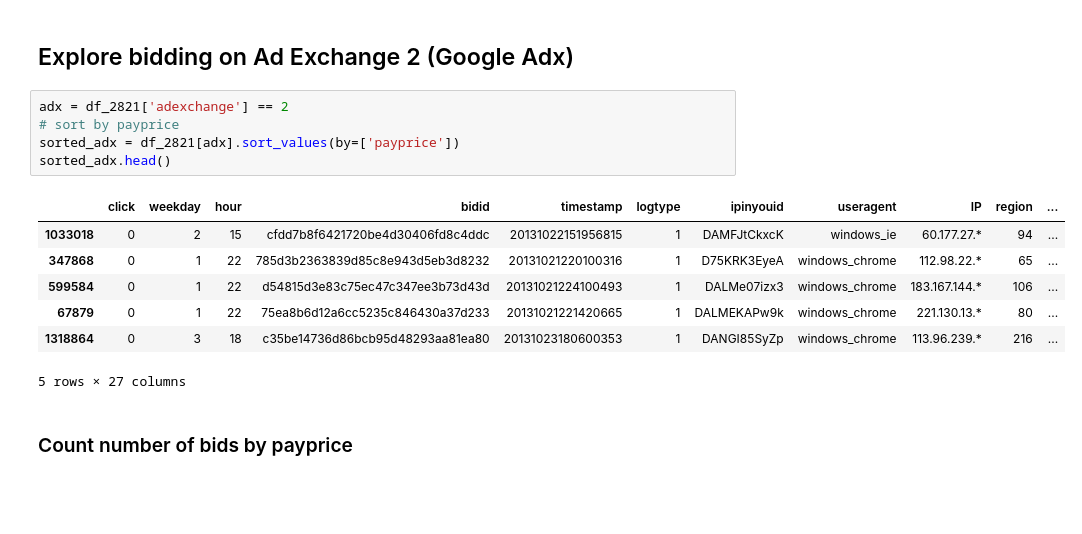
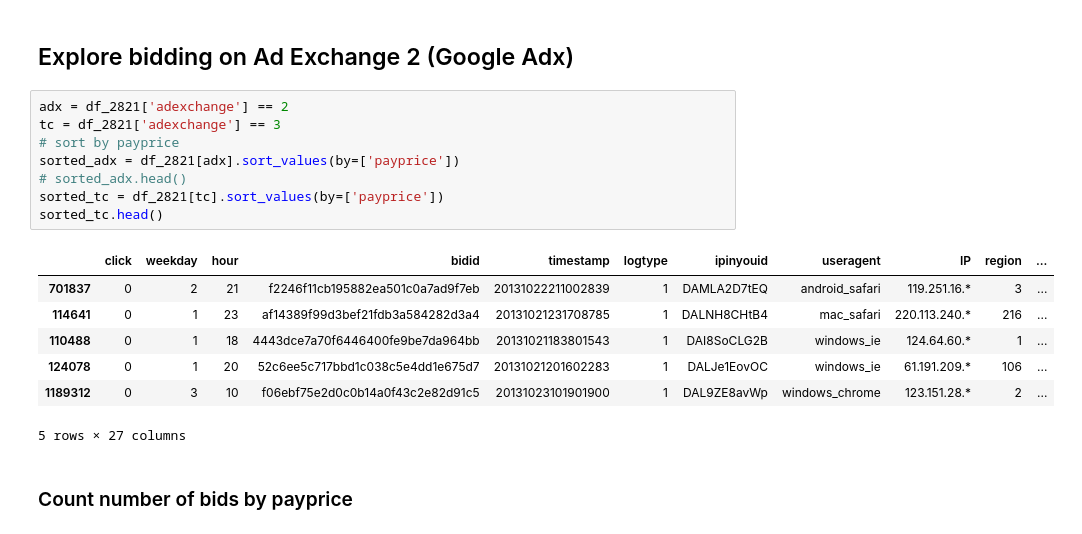
Before and after one commit to qihuazhong/make-ipinyou-data, a Jupyter notebook: explore_data.ipynb, the cells around one changed output. Saved outputs shown, nothing was run; the diff lists cells and outputs as text; blank space fills up the shorter version.

```diff
--- a/explore_data.ipynb
+++ b/explore_data.ipynb
@@ -64,16 +65,19 @@ plt.show()
 ## Explore bidding on Ad Exchange 2 (Google Adx)
 # %%
 adx = df_2821['adexchange'] == 2
+tc = df_2821['adexchange'] == 3
 # sort by payprice
 sorted_adx = df_2821[adx].sort_values(by=['payprice'])
-sorted_adx.head()
+# sorted_adx.head()
+sorted_tc = df_2821[tc].sort_values(by=['payprice'])
+sorted_tc.head()
 # %% [output]
 |  | click | weekday | hour | bidid | timestamp | logtype | ipinyouid | useragent | IP | region | ... |
-| 1033018 | 0 | 2 | 15 | cfdd7b8f6421720be4d30406fd8c4ddc | 20131022151956815 | 1 | DAMFJtCkxcK | windows_ie | 60.177.27.* | 94 | ... |
-| 347868 | 0 | 1 | 22 | 785d3b2363839d85c8e943d5eb3d8232 | 20131021220100316 | 1 | D75KRK3EyeA | windows_chrome | 112.98.22.* | 65 | ... |
-| 599584 | 0 | 1 | 22 | d54815d3e83c75ec47c347ee3b73d43d | 20131021224100493 | 1 | DALMe07izx3 | windows_chrome | 183.167.144.* | 106 | ... |
-| 67879 | 0 | 1 | 22 | 75ea8b6d12a6cc5235c846430a37d233 | 20131021221420665 | 1 | DALMEKAPw9k | windows_chrome | 221.130.13.* | 80 | ... |
-| 1318864 | 0 | 3 | 18 | c35be14736d86bcb95d48293aa81ea80 | 20131023180600353 | 1 | DANGI85SyZp | windows_chrome | 113.96.239.* | 216 | ... |
+| 701837 | 0 | 2 | 21 | f2246f11cb195882ea501c0a7ad9f7eb | 20131022211002839 | 1 | DAMLA2D7tEQ | android_safari | 119.251.16.* | 3 | ... |
+| 114641 | 0 | 1 | 23 | af14389f99d3bef21fdb3a584282d3a4 | 20131021231708785 | 1 | DALNH8CHtB4 | mac_safari | 220.113.240.* | 216 | ... |
+| 110488 | 0 | 1 | 18 | 4443dce7a70f6446400fe9be7da964bb | 20131021183801543 | 1 | DAI8SoCLG2B | windows_ie | 124.64.60.* | 1 | ... |
+| 124078 | 0 | 1 | 20 | 52c6ee5c717bbd1c038c5e4dd1e675d7 | 20131021201602283 | 1 | DALJe1EovOC | windows_ie | 61.191.209.* | 106 | ... |
+| 1189312 | 0 | 3 | 10 | f06ebf75e2d0c0b14a0f43c2e82d91c5 | 20131023101901900 | 1 | DAL9ZE8avWp | windows_chrome | 123.151.28.* | 2 | ... |
 5 rows × 27 columns
 # %% [markdown]
 ### Count number of bids by payprice
```
Also changed, not shown: parts of 15 cells of this notebook.
